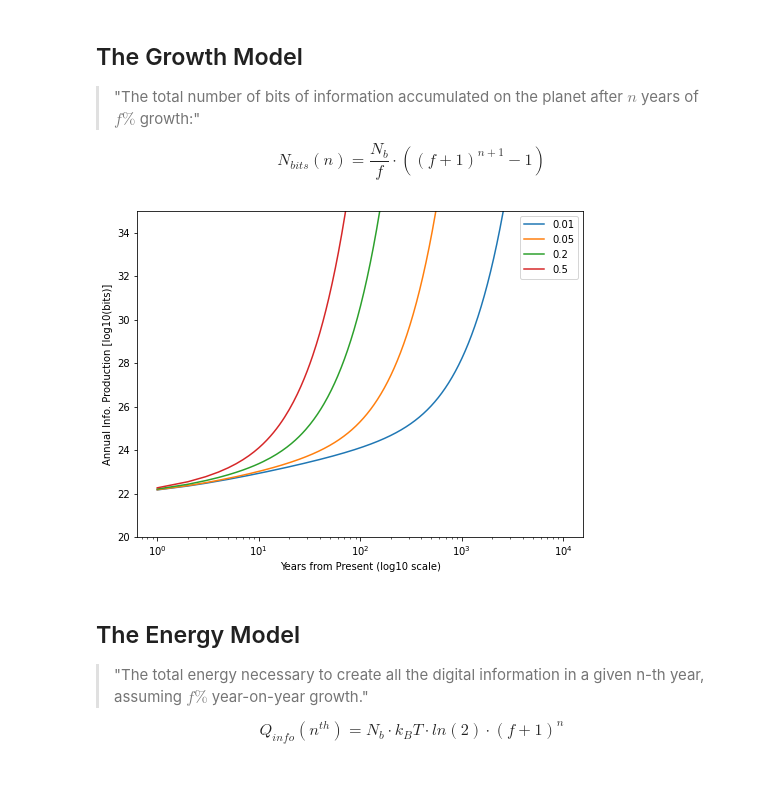
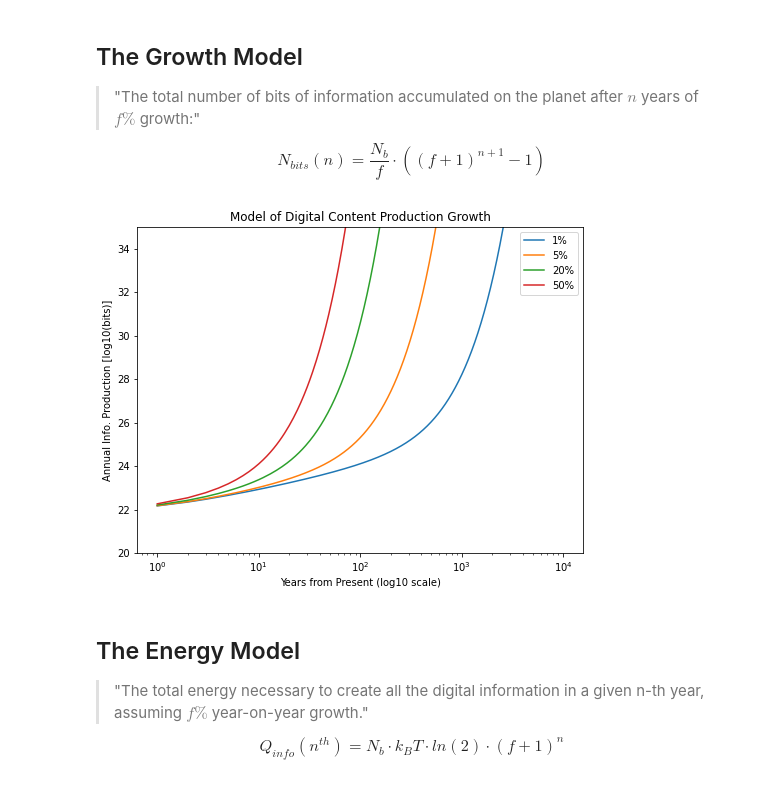
Before and after one commit to dankovacek/info_catastrophe, a Jupyter notebook: content/_build/jupyter_execute/notebooks/info_catastrophe_nb.ipynb, the cells around one changed output. Cells and saved outputs as stored; diff of their text form; code cells hidden in the pictures.

```diff
--- a/content/_build/jupyter_execute/notebooks/info_catastrophe_nb.ipynb
+++ b/content/_build/jupyter_execute/notebooks/info_catastrophe_nb.ipynb
@@ -43,20 +43,20 @@ growth_rates = [0.01, 0.05, 0.2, 0.5]
 # %%
 fig, ax = plt.subplots(1, 1, figsize=(8, 6))
 # evaluate a range of digital content growth rates
 for f in growth_rates:
     bits = [bits_estimation(y, f) for y in years]
+    ax.plot(years, bits, label=f'{100*f:.0f}%')
 
-    ax.plot(years, bits, label=f)
-
+ax.set_title('Model of Digital Content Production Growth')
 ax.set_xscale('log',base=10)
 # ax.set_yscale('log',base=10)
 ax.set_ylabel('Annual Info. Production [log10(bits)]')
 ax.set_xlabel('Years from Present (log10 scale)')
 ax.set_ylim(20, 35)
 ax.legend()
 plt.show()
 # %% [output]
-[figure, old version]
+[figure, new version]
 # %% [markdown]
 ## The Energy Model
 
```
Also changed, not shown: parts of 5 cells of this notebook, 9 other files.
